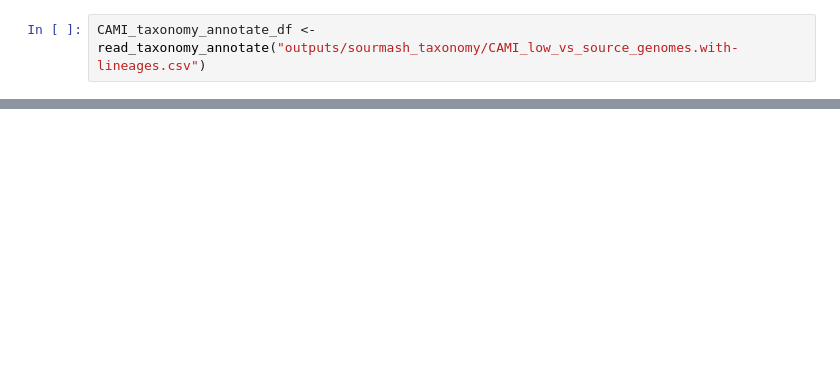
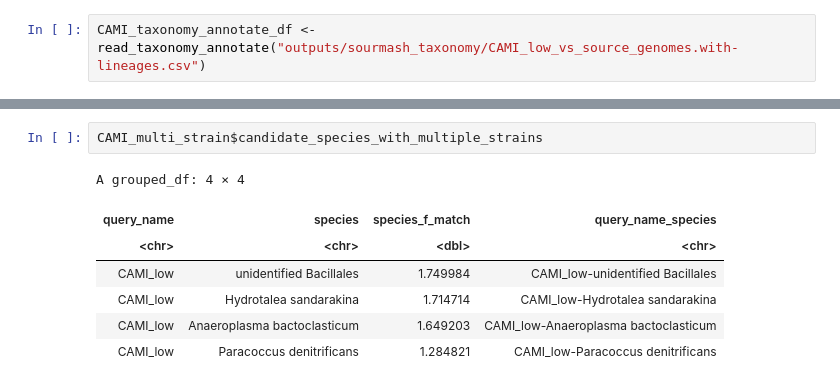
Before and after one commit to Arcadia-Science/2022-sourmashconsumr-validation, a Jupyter notebook: notebooks/20230103_CAMI_low.ipynb, the cells around one changed output, grey strips where cells are left out. Cells and saved outputs as stored; diff of their text form; blank space fills up the shorter version.

```diff
--- a/notebooks/20230103_CAMI_low.ipynb
+++ b/notebooks/20230103_CAMI_low.ipynb
@@ -26,0 +40,10 @@ CAMI_multi_strain$plt +
+# %%
+CAMI_multi_strain$candidate_species_with_multiple_strains
+# %% [output]
+A grouped_df: 4 × 4
+| query_name | species | species_f_match | query_name_species |
+| <chr> | <chr> | <dbl> | <chr> |
+| CAMI_low | unidentified Bacillales | 1.749984 | CAMI_low-unidentified Bacillales |
+| CAMI_low | Hydrotalea sandarakina | 1.714714 | CAMI_low-Hydrotalea sandarakina |
+| CAMI_low | Anaeroplasma bactoclasticum | 1.649203 | CAMI_low-Anaeroplasma bactoclasticum |
+| CAMI_low | Paracoccus denitrificans | 1.284821 | CAMI_low-Paracoccus denitrificans |
```
Also changed, not shown: parts of 7 cells of this notebook.
